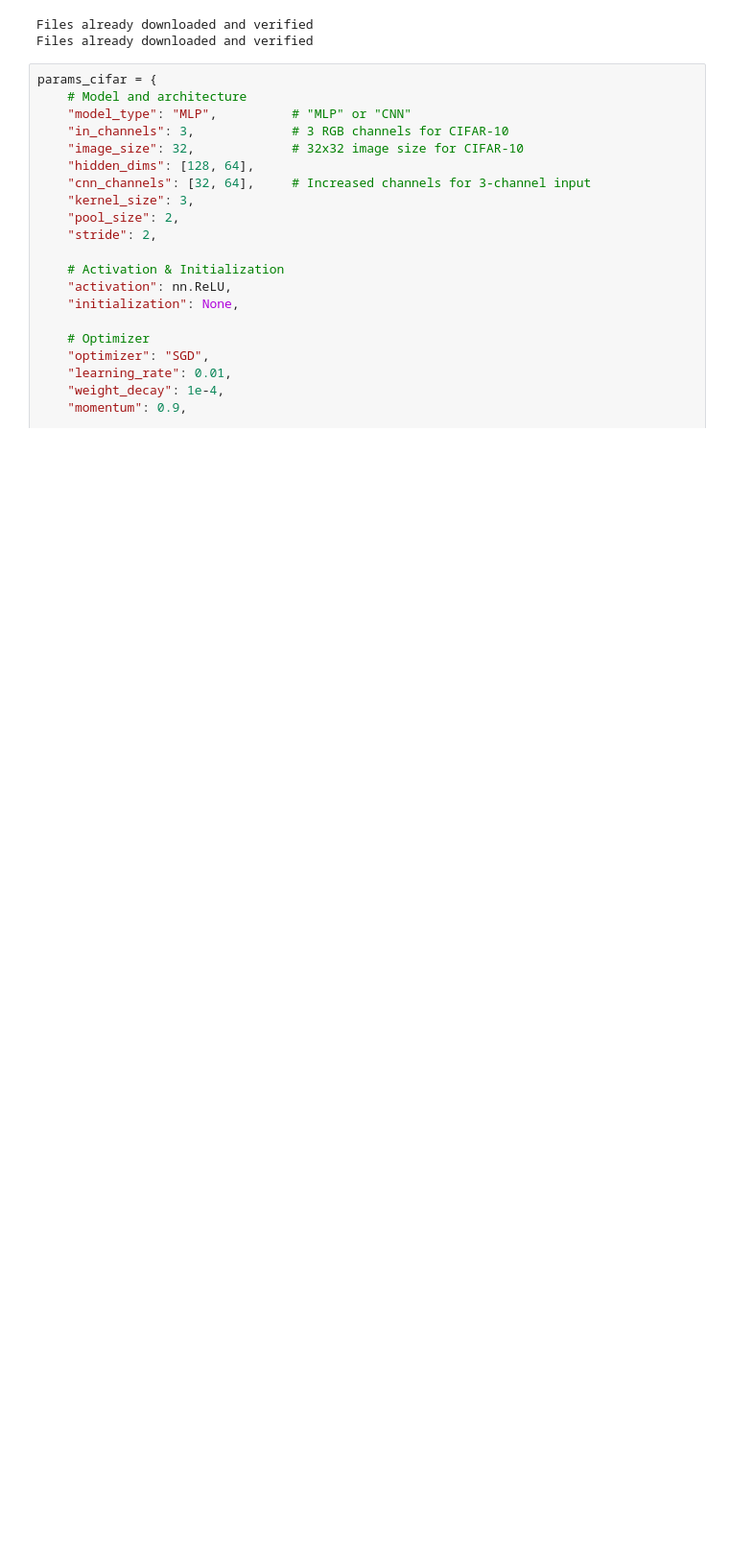
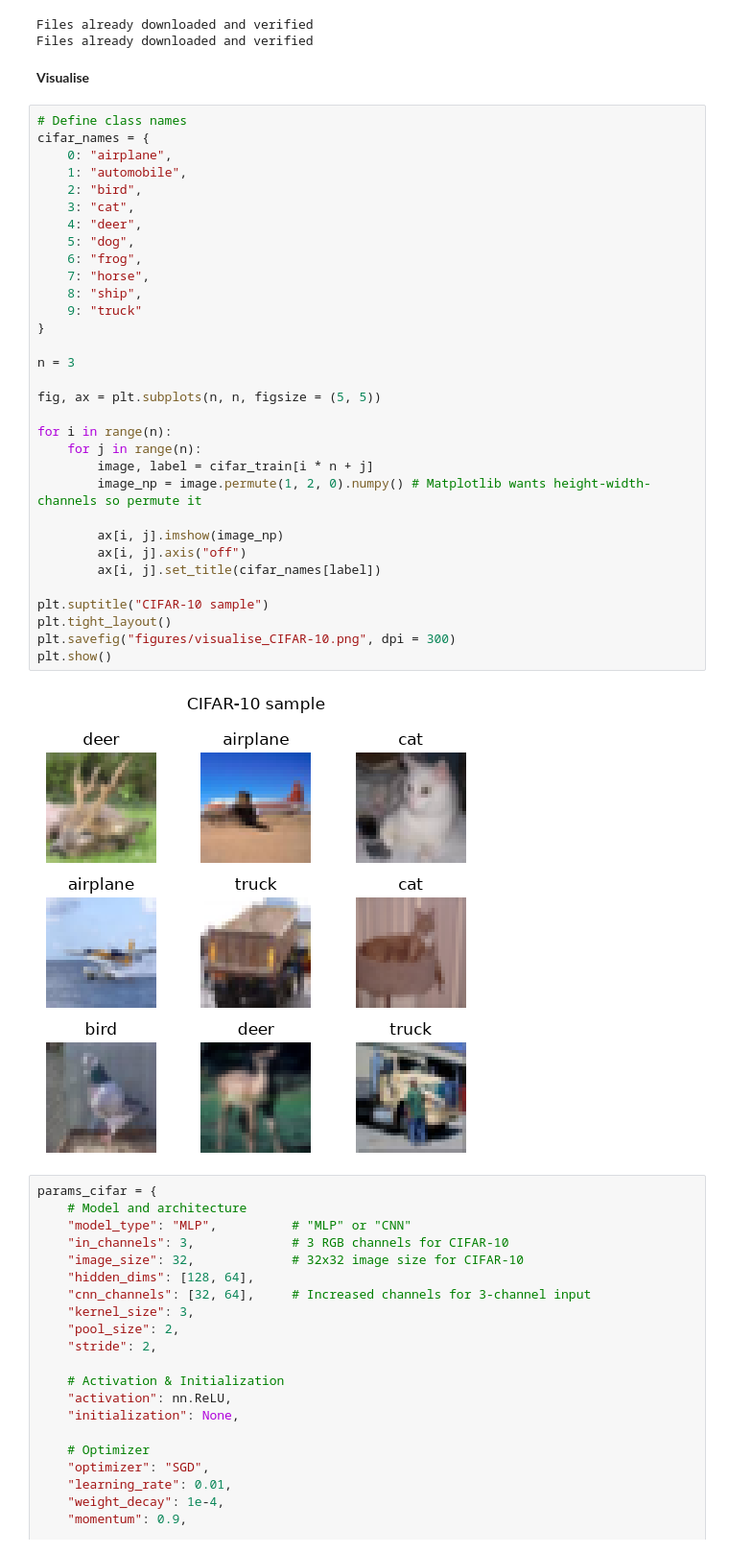
Before and after one commit to AlienaTheGiantDuck/ItDL_assignments, a Jupyter notebook: Assignment_1/Assignment_1.ipynb, the cells around one changed output. Shown at 96% size. Drawn from its saved outputs; the diff is of its cells as text; blank space fills up the shorter version.

```diff
--- a/Assignment_1/Assignment_1.ipynb
+++ b/Assignment_1/Assignment_1.ipynb
@@ -888,6 +890,42 @@ cifar_train, cifar_validation = random_split(
 # %% [output]
 Files already downloaded and verified
 Files already downloaded and verified
+# %% [markdown]
+**Visualise**
+# %%
+# Define class names
+cifar_names = {
+    0: "airplane",
+    1: "automobile",
+    2: "bird",
+    3: "cat",
+    4: "deer",
+    5: "dog",
+    6: "frog",
+    7: "horse",
+    8: "ship",
+    9: "truck"
+}
+
+n = 3
+
+fig, ax = plt.subplots(n, n, figsize = (5, 5))
+
+for i in range(n):
+    for j in range(n):
+        image, label = cifar_train[i * n + j]
+        image_np = image.permute(1, 2, 0).numpy() # Matplotlib wants height-width-channels so permute it
+
+        ax[i, j].imshow(image_np)
+        ax[i, j].axis("off")
+        ax[i, j].set_title(cifar_names[label])
+
+plt.suptitle("CIFAR-10 sample")
+plt.tight_layout()
+plt.savefig("figures/visualise_CIFAR-10.png", dpi = 300)
+plt.show()
+# %% [output]
+[figure, added]
 # %%
 params_cifar = {
     # Model and architecture
```
Also changed, not shown: parts of 2 cells of this notebook, 3 other files.
